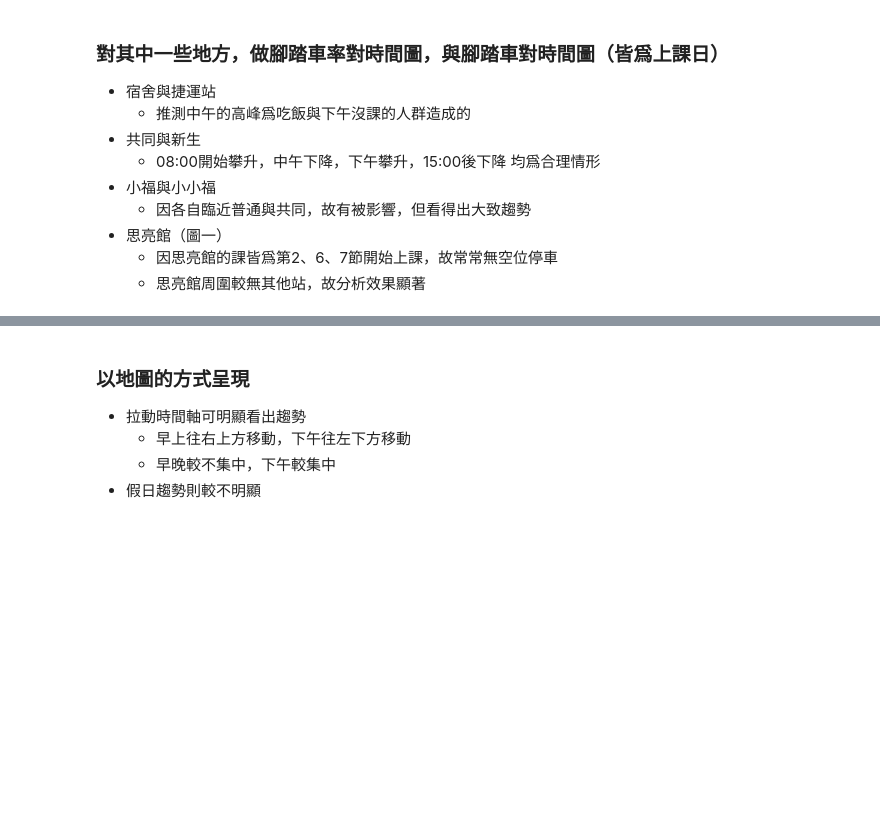
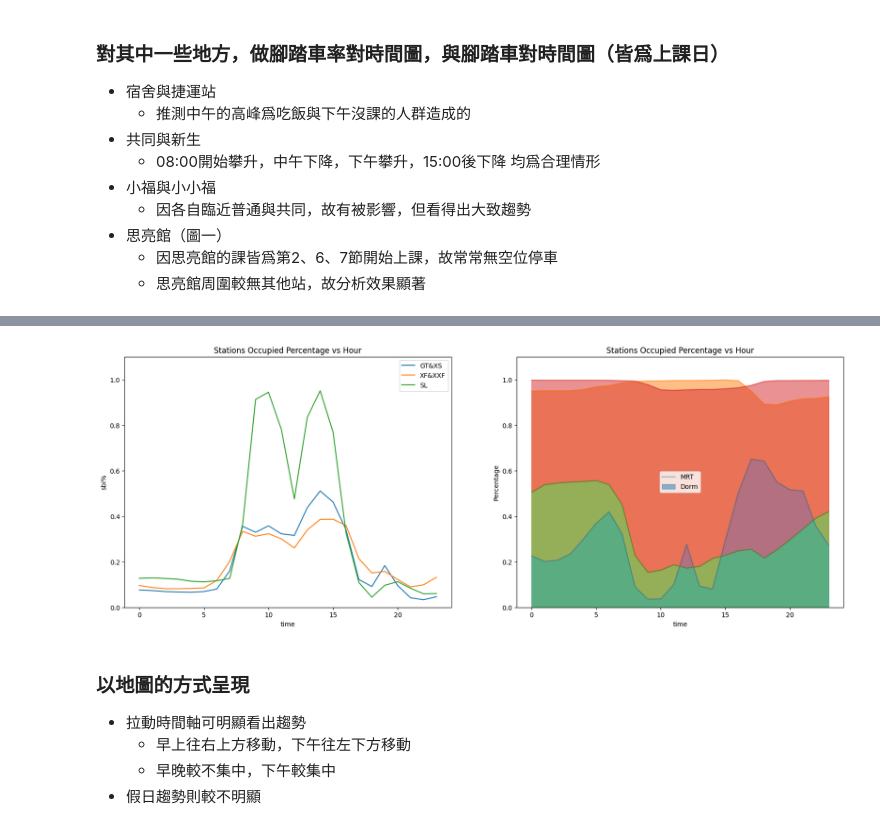
Before and after one commit to Joshua0209/youbike_analysis, a Jupyter notebook: main.ipynb, the cells around one changed output, grey strips where cells are left out. Drawn from its saved outputs; the diff is of its cells as text; code cells hidden in the pictures; blank space fills up the shorter version.

```diff
--- a/main.ipynb
+++ b/main.ipynb
@@ -92,7 +112,20 @@ plt.title("Correlation table of Data of MRT");
 # %%
+def stack_plot(str):
+  # Plot as stacked area
+  df_temp = df[['sno', 'time', 'sbi%', 'bemp%']]
+  # Filter relevant station numbers
+  target_snos = demo[demo['sna'].str.contains(str, na=False)]['sno']
+
+  # Group by hour and calculate mean percentages
+  grouped = df_temp[df_temp['sno'].isin(target_snos)] \
+      .groupby(df['time'].dt.hour)[['sbi%', 'bemp%']].mean()
+  return grouped
+
+
+
 def plot_sbi_demo():
-  df_temp = df[['sno','time','sbi%','sbi']]
   fig, axes = plt.subplots(1,2)
+  df_temp = df[['sno', 'time', 'sbi%', 'bemp%']]
   df_temp[df_temp['sno'].isin(demo[demo['sna'].str.contains('教室', na=False)]['sno'])]\
     .groupby(df['time'].dt.hour).mean()['sbi%'].plot(ylabel="sbi%", figsize=(20, 7), ylim=(0, 1.1), ax=axes[0], title='Stations Occupied Percentage vs Hour');
   df_temp[df_temp['sno'].isin(demo[demo['sna'].str.contains('小福', na=False)]['sno'])] \
@@ -101,11 +134,18 @@ def plot_sbi_demo():
       .groupby(df['time'].dt.hour).mean()['sbi%'].plot(ax=axes[0])
 
   axes[0].legend(["GT&XS","XF&XXF","SL"]);
-  df_temp[df_temp['sno'].isin(demo[demo['sna'].str.contains('捷運', na=False)]['sno'])] \
-      .groupby(df['time'].dt.hour).mean()['sbi%'].plot(ylabel="sbi%", ax=axes[1], title='Stations Occupied Percentage vs Hour', ylim=(0, 1.1))
-  df_temp[df_temp['sno'].isin(demo[demo['sna'].str.contains('舍', na=False)]['sno'])] \
-      .groupby(df['time'].dt.hour).mean()['sbi%'].plot(ax=axes[1])
+
+  mrt = stack_plot('捷運公館')
+  mrt.plot.area(stacked=True, alpha=0.5, ax=axes[1], ylim=(0, 1.1),
+                    title='Stations Occupied Percentage vs Hour', ylabel='Percentage')
+  # df_temp[df_temp['sno'].isin(demo[demo['sna'].str.contains('捷運', na=False)]['sno'])] \
+  #     .groupby(df['time'].dt.hour).mean()['sbi%'].plot(ylabel="sbi%", ax=axes[1], title='Stations Occupied Percentage vs Hour', ylim=(0, 1.1))
+  # df_temp[df_temp['sno'].isin(demo[demo['sna'].str.contains('捷運', na=False)]['sno'])] \
+  #     .groupby(df['time'].dt.hour).mean()['bemp%'].plot(ylabel="bemp%", ax=axes[1])
+  dorm = stack_plot('舍')
+  dorm.plot.area(stacked=True, alpha=0.5, ax=axes[1])
   axes[1].legend(["MRT","Dorm"]);
 
-interact(plot_sbi_demo);
+plot_sbi_demo();
+# interact(plot_sbi_demo);
 # %% [output]
@@ -113,3 +152,4 @@ interact(plot_sbi_demo);
+[figure, added]
 # %% [markdown]
 ### 以地圖的方式呈現
 - 拉動時間軸可明顯看出趨勢
```
Also changed, not shown: parts of 11 cells of this notebook, 52 other files.
